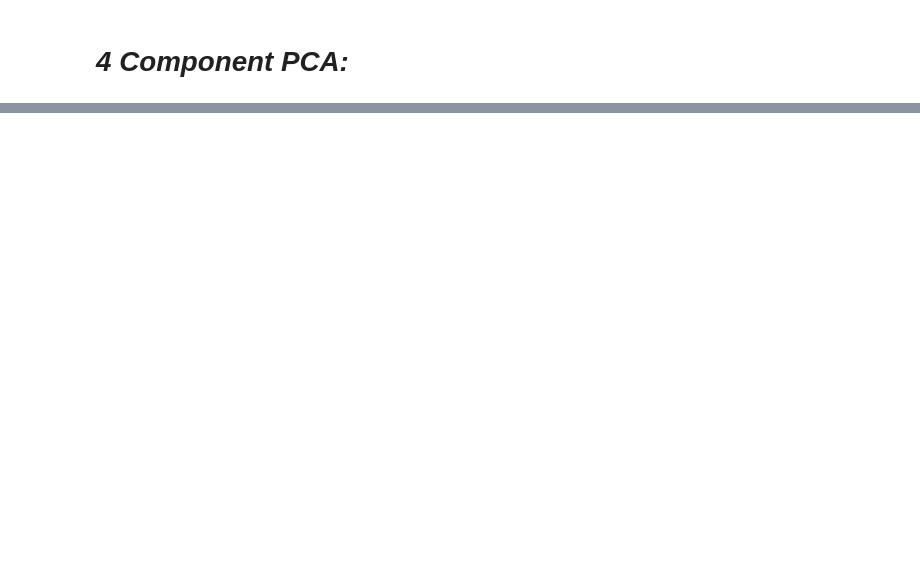
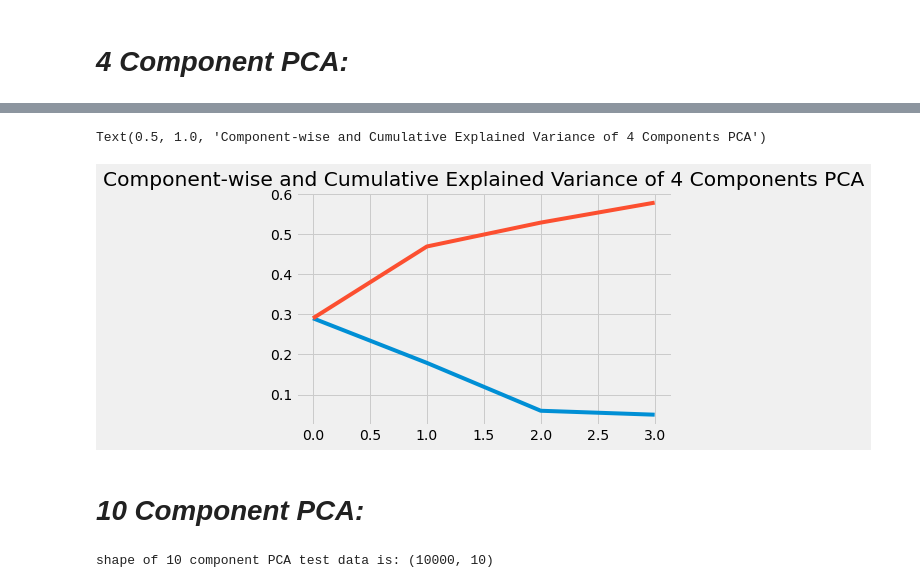
Before and after one commit to kggold4/final-project-data-visualization, a Jupyter notebook: task_2.ipynb, the cells around one changed output, grey strips where cells are left out. Saved outputs shown, nothing was run; the diff lists cells and outputs as text; code cells hidden in the pictures; blank space fills up the shorter version.

```diff
--- a/task_2.ipynb
+++ b/task_2.ipynb
@@ -180,0 +190,15 @@ plt.show()
+# %%
+plt.plot(range(4), pca_four_components.explained_variance_ratio_)
+plt.plot(range(4), np.cumsum(pca_four_components.explained_variance_ratio_))
+plt.title("Component-wise and Cumulative Explained Variance of 4 Components PCA")
+# %% [output]
+Text(0.5, 1.0, 'Component-wise and Cumulative Explained Variance of 4 Components PCA')
+[figure, added]
+# %% [markdown]
+# <i>10 Component PCA:</i>
+# %%
+pca_ten_components = PCA(n_components=10)
+X_transformed_ten = pca_ten_components.fit(X_test).transform(X_test)
+print("shape of 10 component PCA test data is:", X_transformed_ten.shape)
+# %% [output]
+shape of 10 component PCA test data is: (10000, 10)
```
Also changed, not shown: parts of 11 cells of this notebook, 1 other file.
